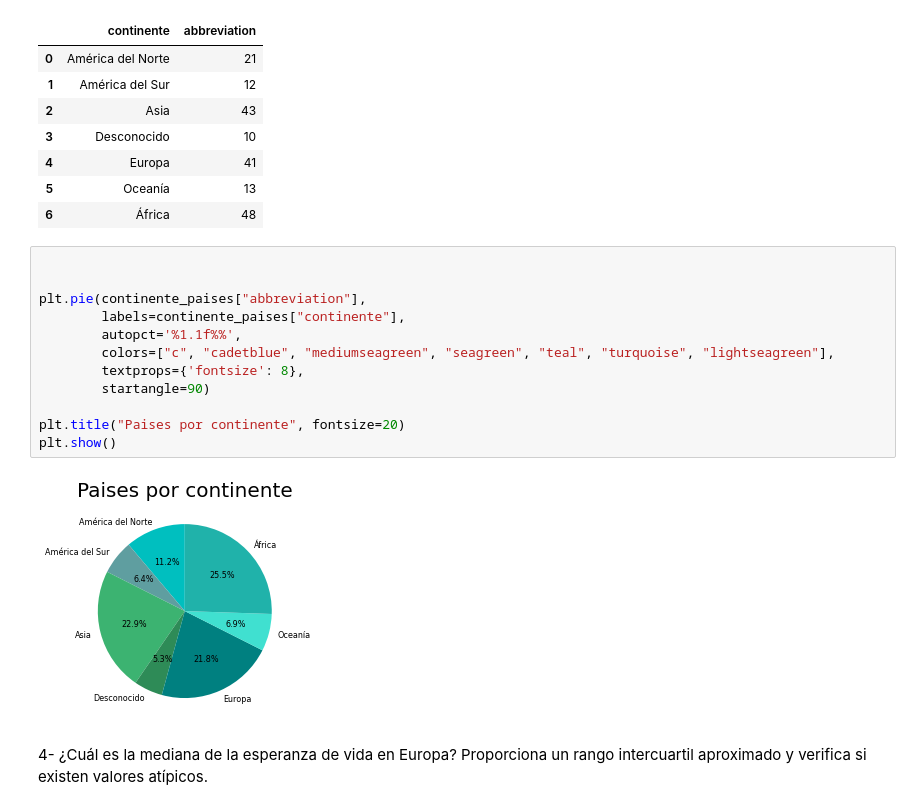
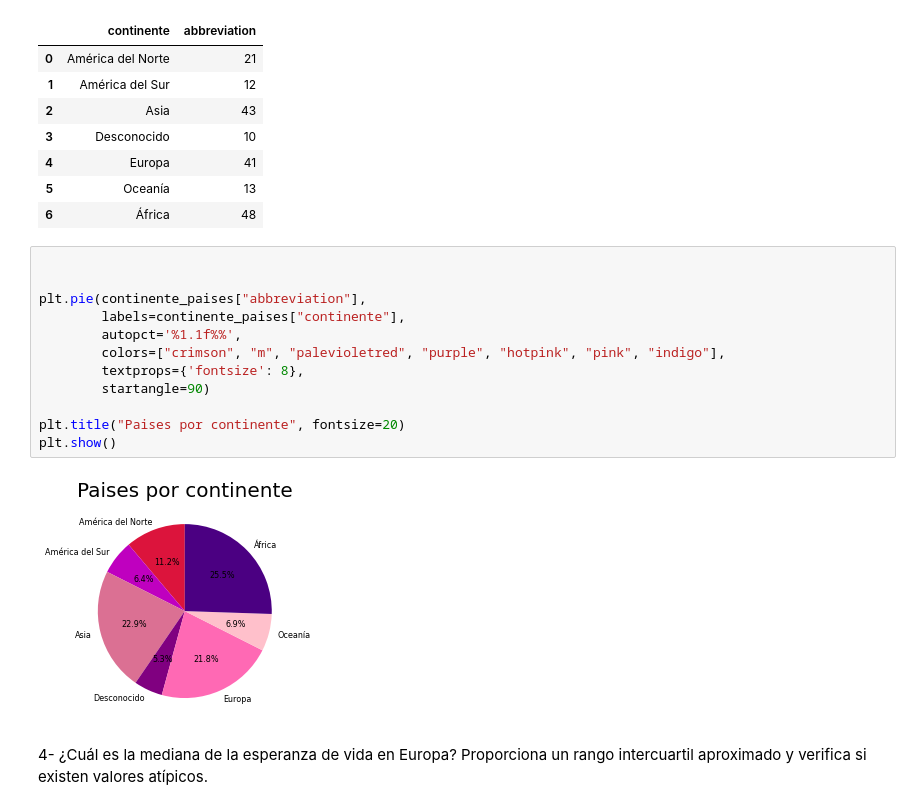
Before and after one commit to Adalab/da-modulo3-sprint2-pairprogramming-MCTamara, a Jupyter notebook: pair-VISUALIZACIÓN.ipynb, the cells around one changed output. Saved outputs shown, nothing was run; the diff lists cells and outputs as text.

```diff
--- a/pair-VISUALIZACIÓN.ipynb
+++ b/pair-VISUALIZACIÓN.ipynb
@@ -154,17 +159,17 @@ continente_paises
 # %%
 
 
 plt.pie(continente_paises["abbreviation"],
         labels=continente_paises["continente"],
         autopct='%1.1f%%',
-        colors=["c", "cadetblue", "mediumseagreen", "seagreen", "teal", "turquoise", "lightseagreen"],
+        colors=["crimson", "m", "palevioletred", "purple", "hotpink", "pink", "indigo"],
         textprops={'fontsize': 8},
         startangle=90)
 
 plt.title("Paises por continente", fontsize=20)
 plt.show()
 # %% [output]
-[figure, old version]
+[figure, new version]
 # %% [markdown]
 4- ¿Cuál es la mediana de la esperanza de vida en Europa? Proporciona un rango intercuartil aproximado y verifica si existen valores atípicos.
 # %%
```
Also changed, not shown: parts of 7 cells of this notebook.
